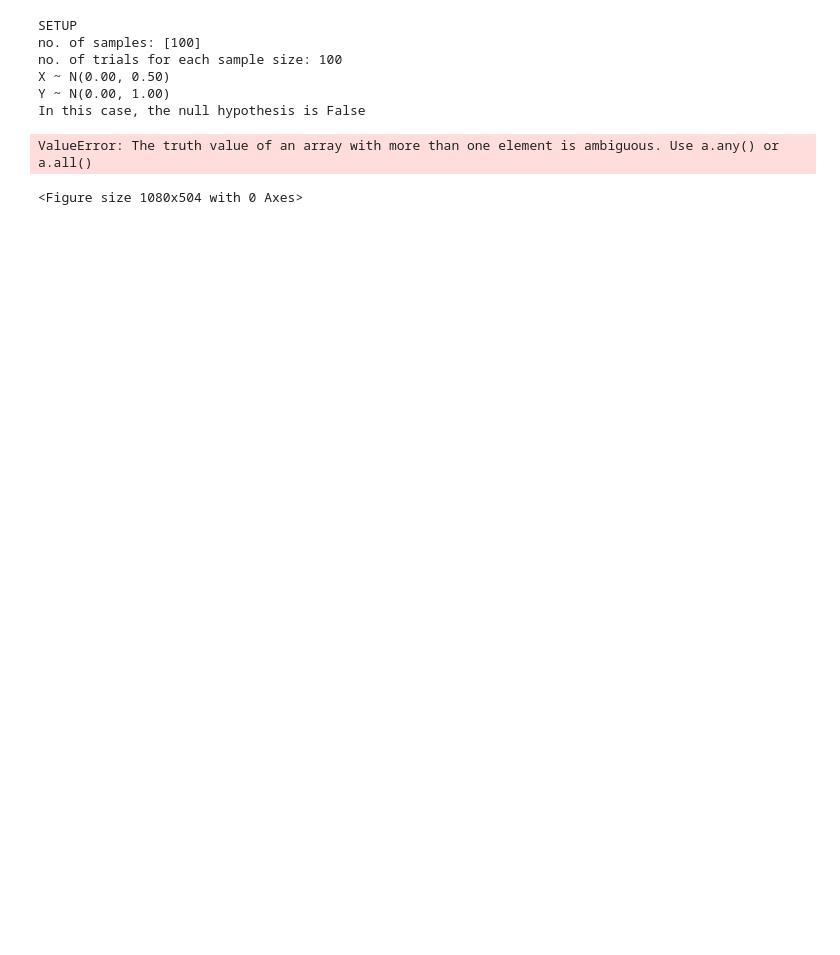
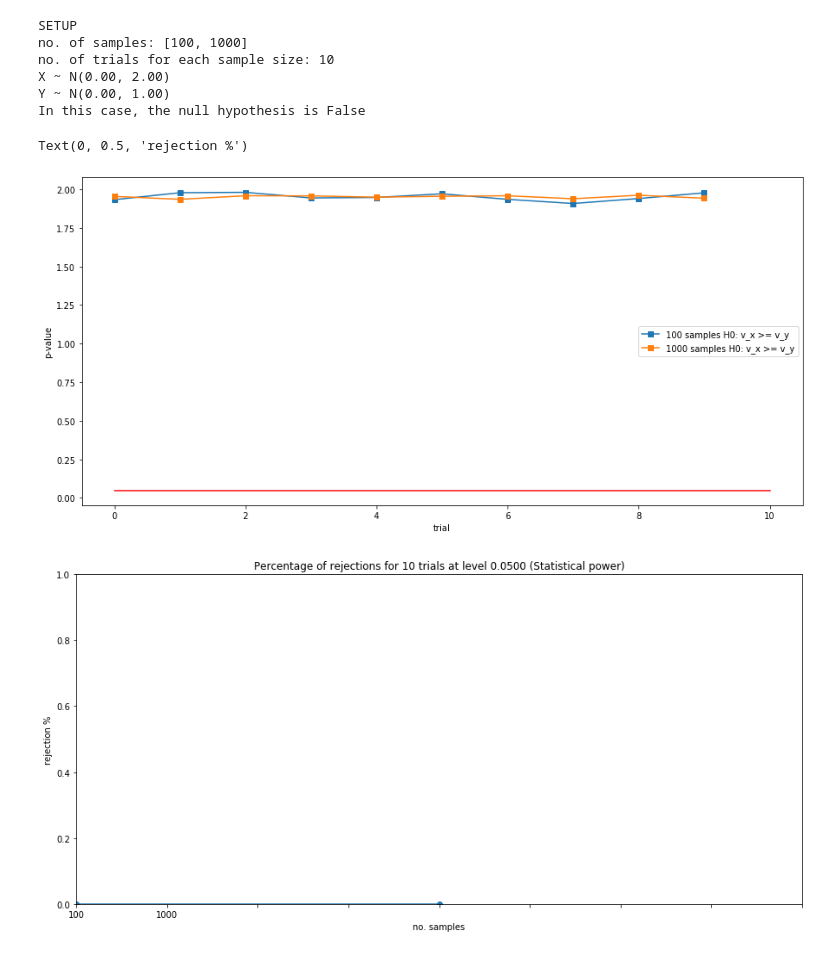
Before and after one commit to juangamella/aicp, a Jupyter notebook: notebooks/ftest_experiments.ipynb, the cells around one changed output. Saved outputs shown, nothing was run; the diff lists cells and outputs as text; code cells hidden in the pictures; blank space fills up the shorter version.

```diff
--- a/notebooks/ftest_experiments.ipynb
+++ b/notebooks/ftest_experiments.ipynb
@@ -40,10 +38,10 @@ $
 
 To implement, I calculate the pivot and use cdf in `scipy.stats.f` to compute the p-value as described above.
 # %%
-N = np.array([100])#(10**(np.arange(0.5,5,0.5))).round().astype(int)
-trials = 100
+N = [100, 1000]#(10**(np.arange(0.5,5,0.5))).round().astype(int)
+trials = 10
 mu = 0
-sigma_x = 0.5
+sigma_x = 2
 sigma_y = 1
 alpha = 0.05
 
@@ -54,9 +52,9 @@ print("Y ~ N(%0.2f, %0.2f)" % (mu, sigma_y))
 print("In this case, the null hypothesis is %s" % (sigma_x == sigma_y))
 # %% [output]
 SETUP
-no. of samples: [100]
-no. of trials for each sample size: 100
-X ~ N(0.00, 0.50)
+no. of samples: [100, 1000]
+no. of trials for each sample size: 10
+X ~ N(0.00, 2.00)
 Y ~ N(0.00, 1.00)
 In this case, the null hypothesis is False
 # %%
@@ -64,34 +62,35 @@ def ftest(X,Y,axis):
     """Return the pivot and p-value of the F-test for the given samples"""
     S_x = np.var(X, axis, ddof=1)
     S_y = np.var(Y, axis, ddof=1)
+    F = S_y / S_x
     d1, d2 = len(X) - 1, len(Y) - 1
-    p_value = f.cdf(Z, d1, d2)
-    return Z, p_value
+    p_value = 2*(1 - f.cdf(F, d2, d1))
+    return F, p_value
 # %%
 # Run tests and plot results
 plt.figure(figsize=(15,7))
 rejected = np.zeros(len(N))
 for i,n in enumerate(N):
-    np.random.seed(40)
     X = np.random.normal(mu, sigma_x,size=(trials,n))
     Y = np.random.normal(mu, sigma_y, size=(trials,n))
-    (_, p_value) = ftest(X, Y, axis=0)
-    plt.plot(p_value, "-s", label="%d samples" % n)
+    (_, p_value) = ftest(X, Y, axis=1)
+    plt.plot(p_value, "-s", label="%d samples H0: v_x >= v_y" % n)
     rejected[i] = np.sum((p_value <= alpha/2).astype(int)) / trials
 plt.plot([0,trials], [alpha, alpha], '-r')
 plt.xlabel("trial")
 plt.ylabel("p-value")
 plt.legend()
 
 fig = plt.figure(figsize=(15,7))
 plt.plot(rejected, '-o')
 plot_meaning = "Statistical power" if sigma_x != sigma_y else "Type 1 error rate"
 plt.title("Percentage of rejections for %d trials at level %0.4f (%s)" % (trials, alpha, plot_meaning))
 ax = plt.gca()
 ax.set_xticklabels(N)
 plt.axis([0, len(N), 0, 1])
 plt.xlabel("no. samples")
 plt.ylabel("rejection %")
 # %% [output]
-ValueError: The truth value of an array with more than one element is ambiguous. Use a.any() or a.all()
+Text(0, 0.5, 'rejection %')
-<Figure size 1080x504 with 0 Axes>
+[figure, added]
+[figure, added]
```
Also changed, not shown: parts of 4 cells of this notebook.
